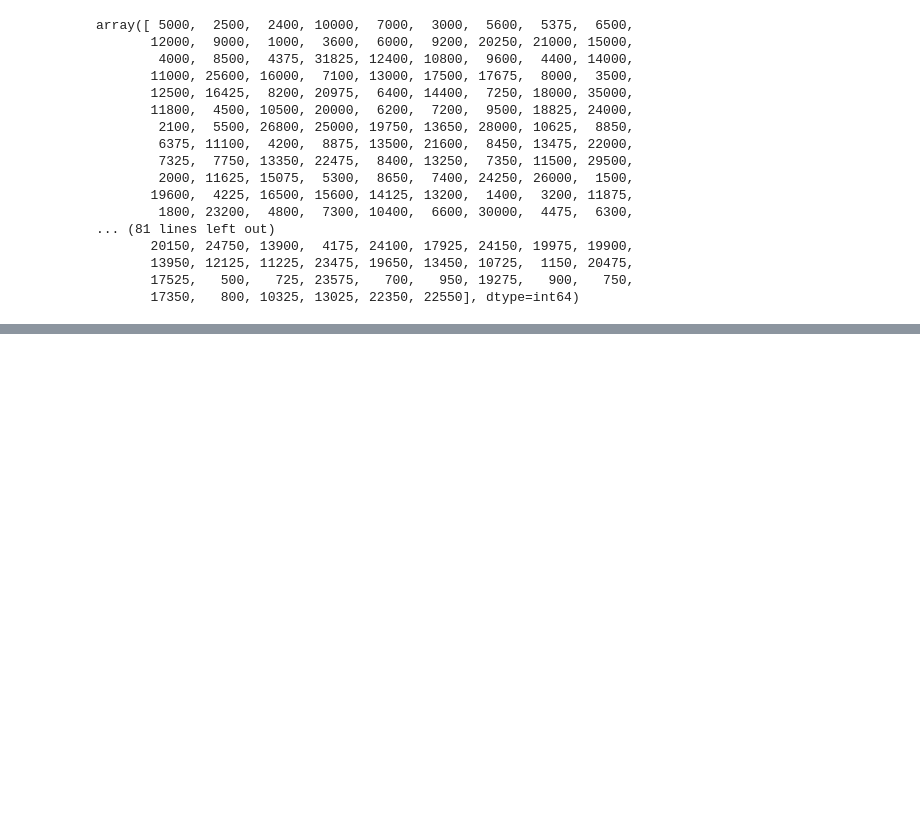
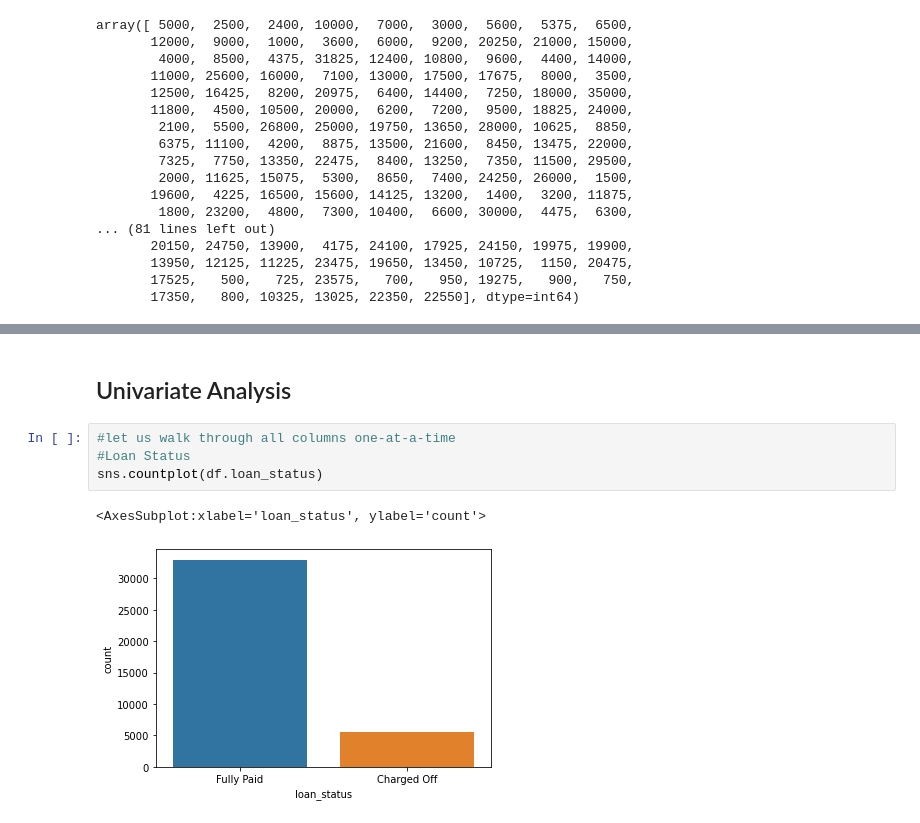
Before and after one commit to rawatdeepesh/LendingCaseStudy, a Jupyter notebook: lendingCaseStudy.ipynb, the cells around one changed output, grey strips where cells are left out. Cells and saved outputs as stored; diff of their text form; blank space fills up the shorter version.

Commit message:
starting  Univariate Analysis

```diff
--- a/lendingCaseStudy.ipynb
+++ b/lendingCaseStudy.ipynb
@@ -642,0 +639,9 @@ len(cat_columns)+len(cont_cols)+len(target_col),len(df.columns)
+# %% [markdown]
+## Univariate Analysis
+# %%
+#let us walk through all columns one-at-a-time
+#Loan Status
+sns.countplot(df.loan_status)
+# %% [output]
+<AxesSubplot:xlabel='loan_status', ylabel='count'>
+[figure, added]
```
Also changed, not shown: parts of 52 cells of this notebook.
